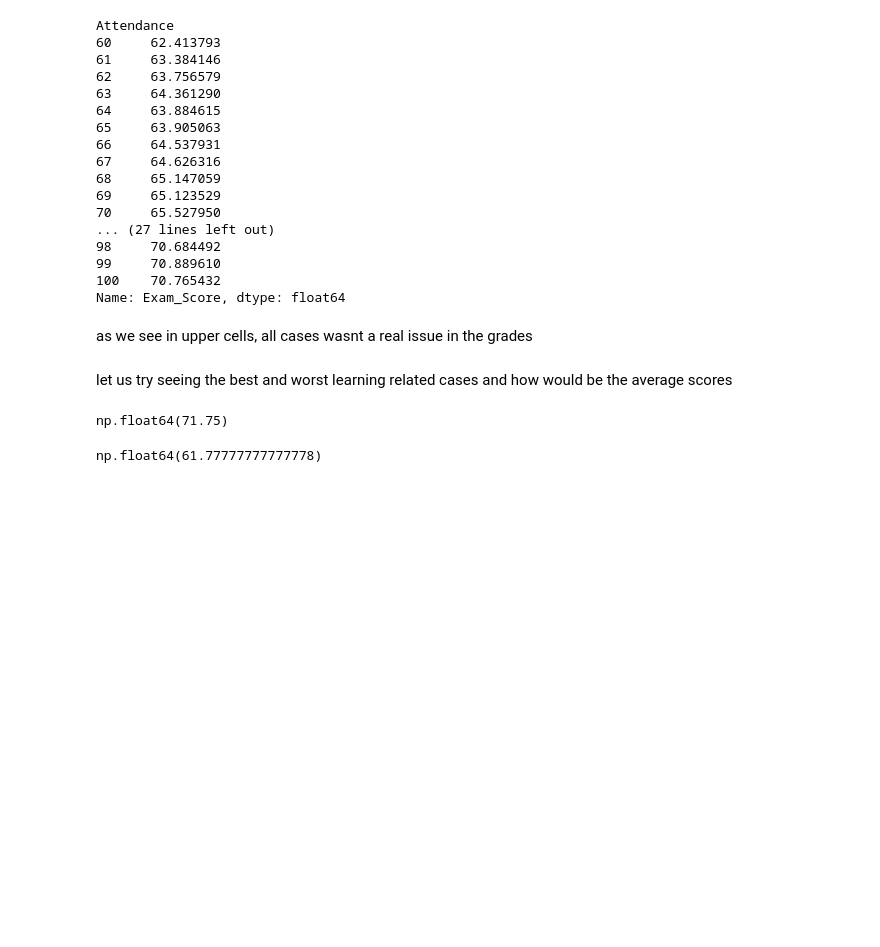
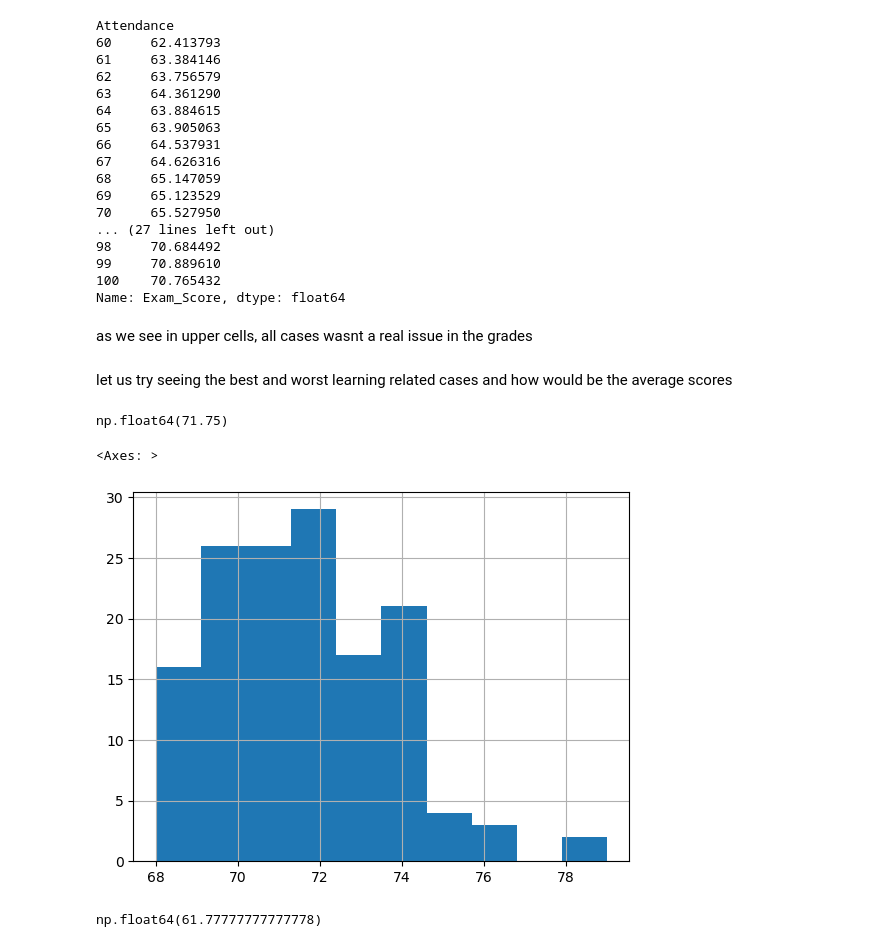
Before and after one commit to Khaledalsoman/student-performance-analysis, a Jupyter notebook: score mean cases.ipynb, the cells around one changed output. Cells and saved outputs as stored; diff of their text form; code cells hidden in the pictures; blank space fills up the shorter version.

```diff
--- a/score mean cases.ipynb
+++ b/score mean cases.ipynb
@@ -117,6 +118,11 @@ Best_case=df[(df['Attendance']>80) & (df['Hours_Studied'] >20) & (df['Access_to_
 Best_case['Exam_Score'].mean()
 # %% [output]
 np.float64(71.75)
+# %%
+Best_case['Exam_Score'].hist()
+# %% [output]
+<Axes: >
+[figure, added]
 # %%
 worst_case=df[(df['Attendance']<75) & (df['Hours_Studied'] <20) & (df['Access_to_Resources']=='Low') & (df['Teacher_Quality']=="Low")]
 worst_case['Exam_Score'].mean()
```
Also changed, not shown: parts of 5 cells of this notebook.
